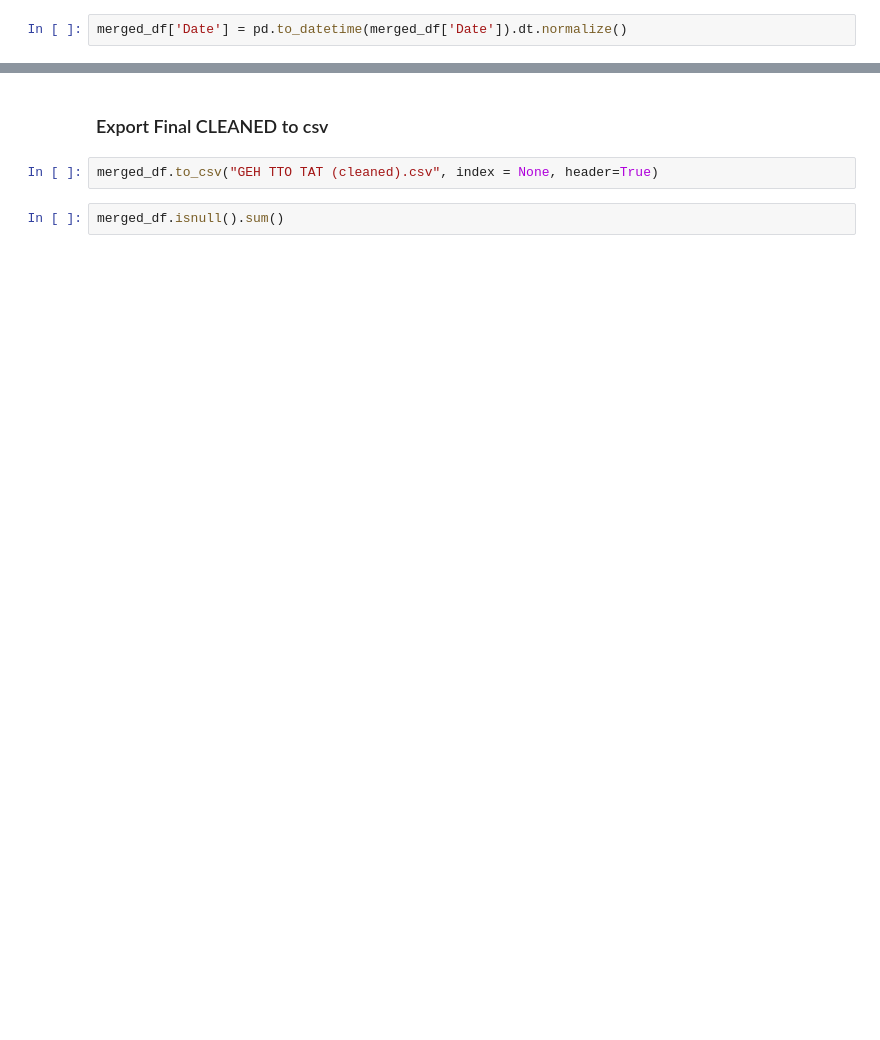
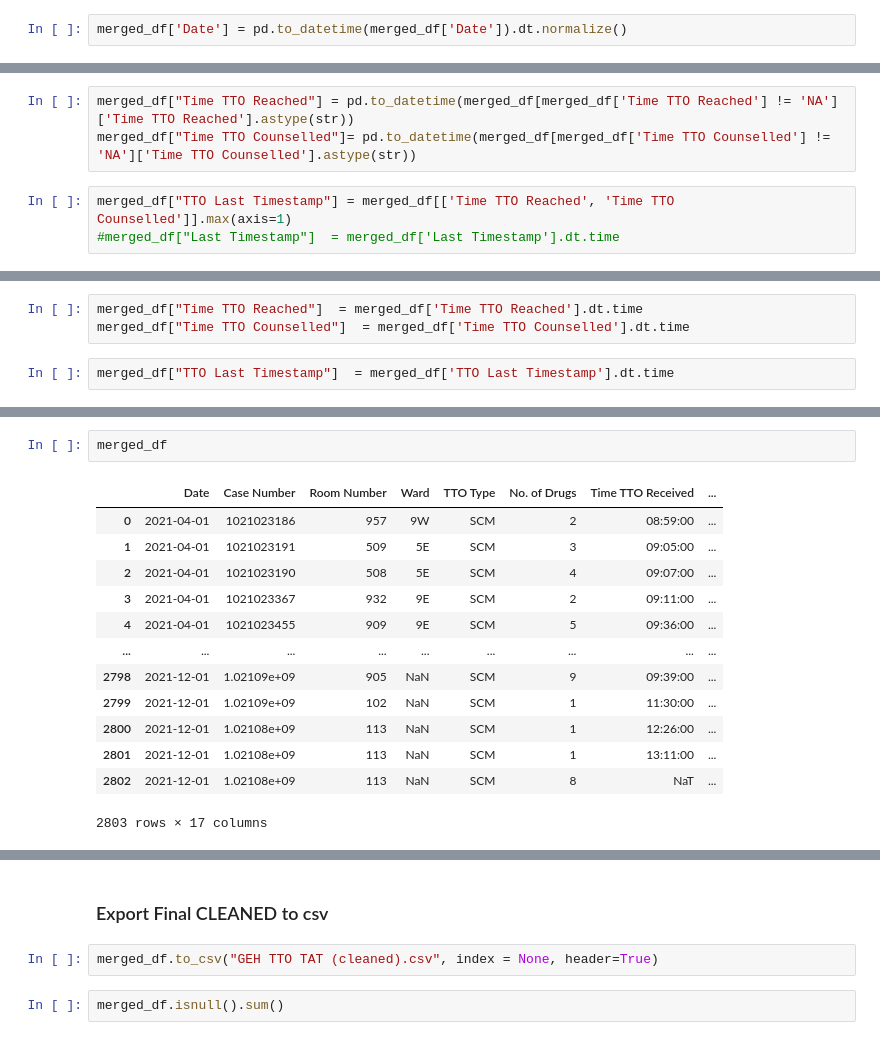
Before and after one commit to RoystonCXW/IS447---Smart-Healthcare, a Jupyter notebook: IS447/System/Data/Pharmacy Dept/Data Cleaning/GEH_Cleaning.ipynb, the cells around one changed output, grey strips where cells are left out. Saved outputs shown, nothing was run; the diff lists cells and outputs as text; blank space fills up the shorter version.

```diff
--- a/IS447/System/Data/Pharmacy Dept/Data Cleaning/GEH_Cleaning.ipynb
+++ b/IS447/System/Data/Pharmacy Dept/Data Cleaning/GEH_Cleaning.ipynb
@@ -930,0 +675,6 @@ KeyError: "['Pharmacist_Checked' 'Pharmacist_Dispensed' 'Dispatcher'\n 'status_C
+# %%
+merged_df["Time TTO Reached"] = pd.to_datetime(merged_df[merged_df['Time TTO Reached'] != 'NA']['Time TTO Reached'].astype(str))
+merged_df["Time TTO Counselled"]= pd.to_datetime(merged_df[merged_df['Time TTO Counselled'] != 'NA']['Time TTO Counselled'].astype(str))
+# %%
+merged_df["TTO Last Timestamp"] = merged_df[['Time TTO Reached', 'Time TTO Counselled']].max(axis=1)
+#merged_df["Last Timestamp"]  = merged_df['Last Timestamp'].dt.time
@@ -930,0 +690,5 @@ KeyError: "['Pharmacist_Checked' 'Pharmacist_Dispensed' 'Dispatcher'\n 'status_C
+# %%
+merged_df["Time TTO Reached"]  = merged_df['Time TTO Reached'].dt.time
+merged_df["Time TTO Counselled"]  = merged_df['Time TTO Counselled'].dt.time
+# %%
+merged_df["TTO Last Timestamp"]  = merged_df['TTO Last Timestamp'].dt.time
@@ -930,0 +715,16 @@ KeyError: "['Pharmacist_Checked' 'Pharmacist_Dispensed' 'Dispatcher'\n 'status_C
+# %%
+merged_df
+# %% [output]
+|  | Date | Case Number | Room Number | Ward | TTO Type | No. of Drugs | Time TTO Received | ... |
+| 0 | 2021-04-01 | 1021023186 | 957 | 9W | SCM | 2 | 08:59:00 | ... |
+| 1 | 2021-04-01 | 1021023191 | 509 | 5E | SCM | 3 | 09:05:00 | ... |
+| 2 | 2021-04-01 | 1021023190 | 508 | 5E | SCM | 4 | 09:07:00 | ... |
+| 3 | 2021-04-01 | 1021023367 | 932 | 9E | SCM | 2 | 09:11:00 | ... |
+| 4 | 2021-04-01 | 1021023455 | 909 | 9E | SCM | 5 | 09:36:00 | ... |
+| ... | ... | ... | ... | ... | ... | ... | ... | ... |
+| 2798 | 2021-12-01 | 1.02109e+09 | 905 | NaN | SCM | 9 | 09:39:00 | ... |
+| 2799 | 2021-12-01 | 1.02109e+09 | 102 | NaN | SCM | 1 | 11:30:00 | ... |
+| 2800 | 2021-12-01 | 1.02108e+09 | 113 | NaN | SCM | 1 | 12:26:00 | ... |
+| 2801 | 2021-12-01 | 1.02108e+09 | 113 | NaN | SCM | 1 | 13:11:00 | ... |
+| 2802 | 2021-12-01 | 1.02108e+09 | 113 | NaN | SCM | 8 | NaT | ... |
+2803 rows × 17 columns
```
Also changed, not shown: parts of 72 cells of this notebook, 3 other files.
